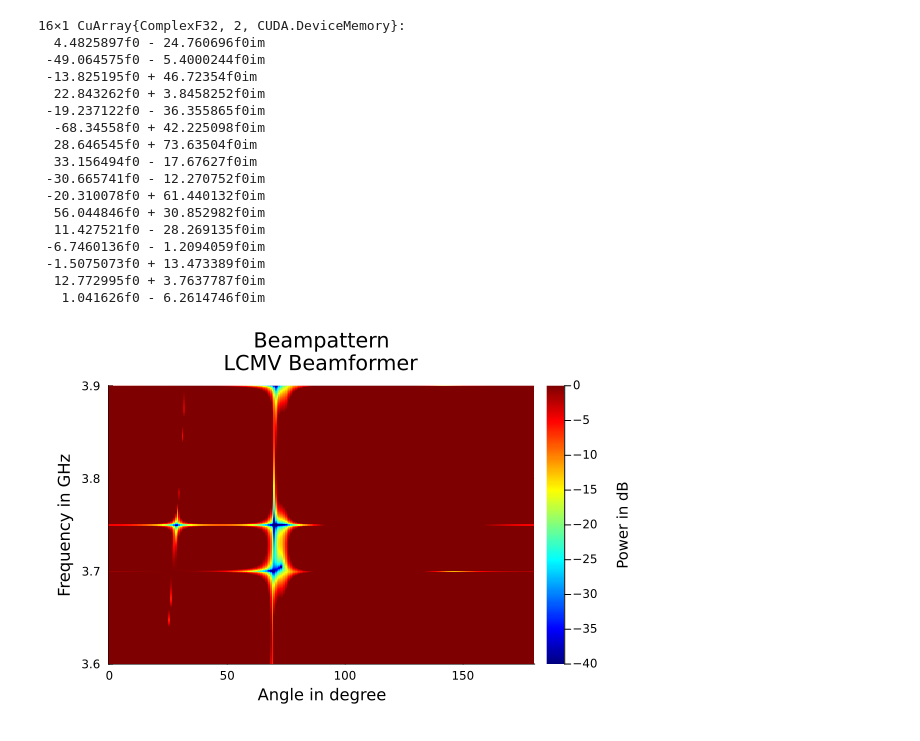
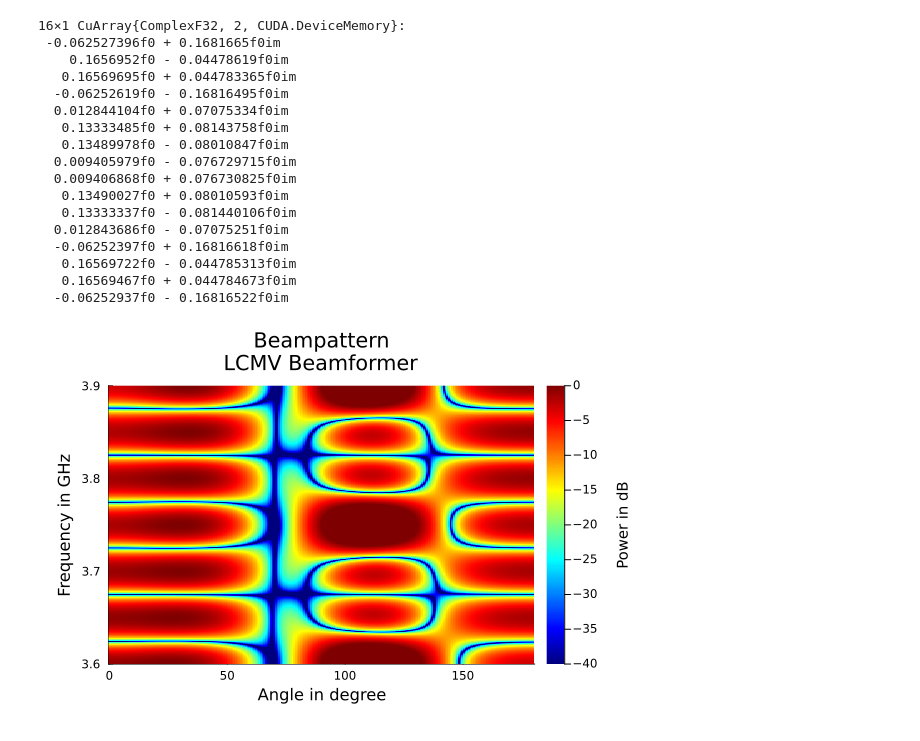
Before and after one commit to Matt266/ArraySignalProcessing.jl, a Jupyter notebook: examples/Wideband.ipynb, the cells around one changed output. Drawn from its saved outputs; the diff is of its cells as text; code cells hidden in the pictures.

```diff
--- a/examples/Wideband.ipynb
+++ b/examples/Wideband.ipynb
@@ -54,55 +54,55 @@ display(p1)
 # %%
 using ArraySignalProcessing
 using CUDA
-pa = TappedDelayLine(IsotropicArrayManifold(cu([-6e-2, -2e-2, 2e-2, 6e-2])), 4, 200e6)
+pa = TappedDelayLine(IsotropicArrayManifold(cu([-6e-2, -2e-2, 2e-2, 6e-2])), 4, 150e6)
 
 # Use the array below to better see the behaviour
 #pa = IsotropicArray(Vector(LinRange(-20e-2, 20e-2, 16)))
 
 # Diagonal loading is applied by adding whitenoise to the correlation matrix
-Snn = diffnoise(pa, 1e-6, 3.75e9) + whitenoise(pa, 1e-4, 3.75e9)
+Snn = diffnoise(pa, 1e-6, 3.75e9) + whitenoise(pa, 1e-4)
 
 # Constraints C set for two directions and 4 freqeuncy bands (as we set 4 taps)
-C = steer(pa, cu(deg2rad.([30 70])), Float32.([3.76e9, 3.7e9, 3.8e9, 3.9e9]))
+C = steer(pa, cu(deg2rad.([30 70])), Float32.([3.6e9, 3.7e9, 3.8e9, 3.9e9]))
 # Gains; four times repeated for the 4 frequencies
 # the consstrains are set for
 G = repeat([1, 0], 4, 1)
 
 weights = lcmv_weights(cu(Snn), C, cu(G))
 display(weights)
 
 faxis = LinRange(3.6e9, 3.9e9, 1024)
 ϕaxis = LinRange(0, 180, 256)
 #A = steer.(Ref(pa), Ref(cu(collect(deg2rad.(ϕaxis)))), faxis)
 #W = reduce(vcat, Ref(weights') .* A)
 A = steer(pa, cu(deg2rad.(ϕaxis)), faxis)
 W = transpose(reshape(weights' * A, :, length(faxis)))
 WdB = 20*log10.(abs.(W))
 
 using Plots
 import Measures
 p1 = heatmap(ϕaxis, faxis/1e9, Array(WdB), cmap = :jet, clim=(-40, 0))
 plot!(title="Beampattern\nLCMV Beamformer", cbar_title="\nPower in dB", margin=5*Measures.mm)
 xlabel!("Angle in degree")
 ylabel!("Frequency in GHz")
 
 display(p1)
 # %% [output]
 16×1 CuArray{ComplexF32, 2, CUDA.DeviceMemory}:
-  4.4825897f0 - 24.760696f0im
- -49.064575f0 - 5.4000244f0im
- -13.825195f0 + 46.72354f0im
-  22.843262f0 + 3.8458252f0im
- -19.237122f0 - 36.355865f0im
-  -68.34558f0 + 42.225098f0im
-  28.646545f0 + 73.63504f0im
-  33.156494f0 - 17.67627f0im
- -30.665741f0 - 12.270752f0im
- -20.310078f0 + 61.440132f0im
-  56.044846f0 + 30.852982f0im
-  11.427521f0 - 28.269135f0im
- -6.7460136f0 - 1.2094059f0im
- -1.5075073f0 + 13.473389f0im
-  12.772995f0 + 3.7637787f0im
-   1.041626f0 - 6.2614746f0im
+ -0.062527396f0 + 0.1681665f0im
+    0.1656952f0 - 0.04478619f0im
+   0.16569695f0 + 0.044783365f0im
+  -0.06252619f0 - 0.16816495f0im
+  0.012844104f0 + 0.07075334f0im
+   0.13333485f0 + 0.08143758f0im
+   0.13489978f0 - 0.08010847f0im
+  0.009405979f0 - 0.076729715f0im
+  0.009406868f0 + 0.076730825f0im
+   0.13490027f0 + 0.08010593f0im
+   0.13333337f0 - 0.081440106f0im
+  0.012843686f0 - 0.07075251f0im
+  -0.06252397f0 + 0.16816618f0im
+   0.16569722f0 - 0.044785313f0im
+   0.16569467f0 + 0.044784673f0im
+  -0.06252937f0 - 0.16816522f0im
-[figure, old version]
+[figure, new version]
```
Also changed, not shown: parts of 1 cell of this notebook.
